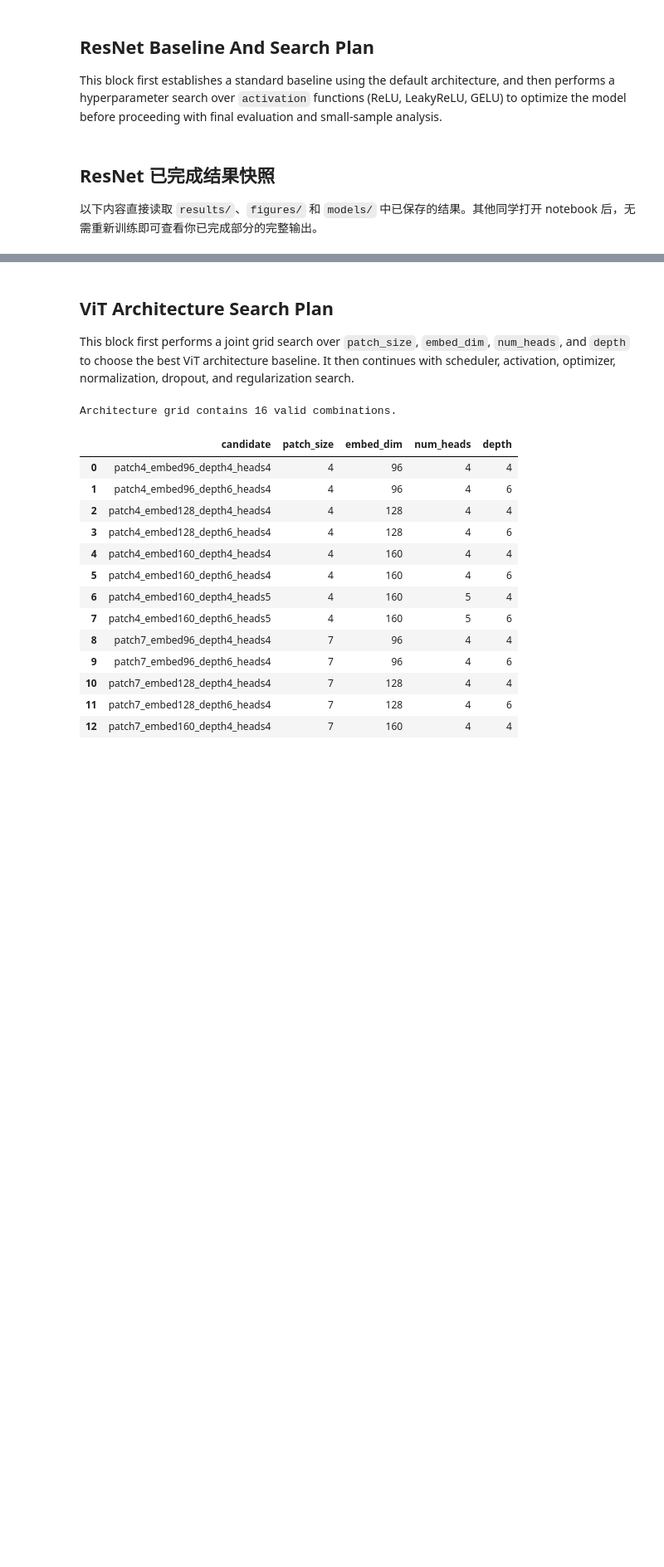
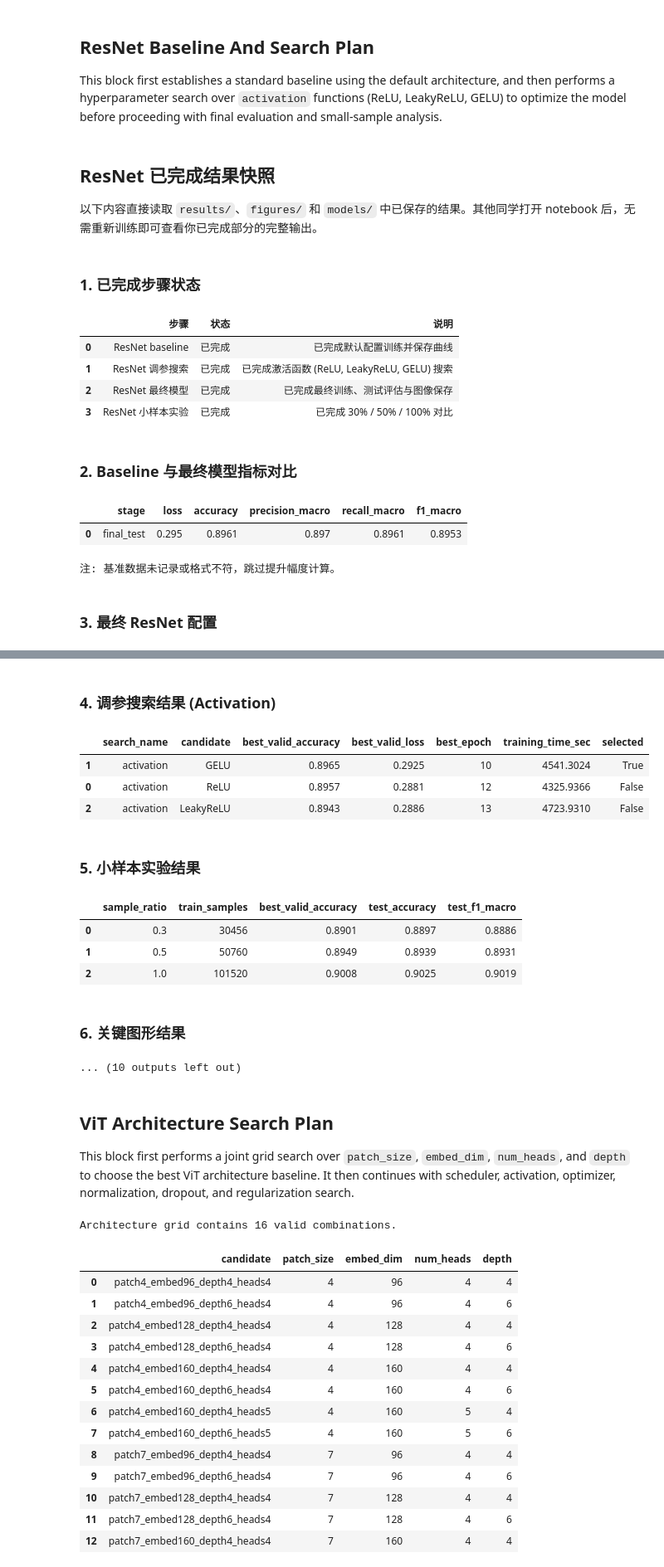
Before and after one commit to rocker011/CV_Group8_HW1, a Jupyter notebook: Group8.ipynb, the cells around one changed output, grey strips where cells are left out. Shown at 83% size. Saved outputs shown, nothing was run; the diff lists cells and outputs as text; code cells hidden in the pictures; blank space fills up the shorter version.

Commit message:
resnet补充

```diff
--- a/Group8.ipynb
+++ b/Group8.ipynb
@@ -686,19 +696,36 @@ plt.show()
 # %%
 # 直接加载并展示已保存的 ResNet 结果，让组员打开 notebook 就能看到当前完成状态。
 import json
+import hw1_framework as hw
 import pandas as pd
 from IPython.display import Image, Markdown, display
 from pathlib import Path
 
-# 确保 PROJECT_DIR 已经定义，如果没有，这里获取当前目录
 if 'PROJECT_DIR' not in globals():
     PROJECT_DIR = Path().resolve()
 
-# 统一替换为 resnet 的文件路径
+# 1. 初始化 Loader
+if 'loaders' not in globals() or 'class_names' not in globals():
+    runtime_config = hw.get_default_runtime_config(PROJECT_DIR)
+    loaders = hw.load_emnist_balanced(
+        data_dir=runtime_config["data_dir"],
+        batch_size=runtime_config["batch_size"],
+        valid_ratio=runtime_config["valid_ratio"],
+        num_workers=runtime_config["num_workers"],
+        subset_ratio=1.0,
+        augment=runtime_config["augment"],
+        rotation_deg=runtime_config["rotation_deg"],
+        noise_std=runtime_config["noise_std"],
+        blur=runtime_config["blur"],
+        seed=runtime_config["seed"],
+    )
+    class_names = loaders["class_names"]
+
 saved_summary_path = PROJECT_DIR / "results" / "resnet_experiment_summary.json"
 saved_small_sample_path = PROJECT_DIR / "results" / "resnet_small_sample_results.csv"
 saved_search_path = PROJECT_DIR / "results" / "resnet_search_results.csv"
 saved_metric_path = PROJECT_DIR / "results" / "resnet_metric_summary.csv"
+saved_history_path = PROJECT_DIR / "results" / "resnet_final_history.csv"
 
 figure_paths = {
     "训练/验证曲线": PROJECT_DIR / "figures" / "resnet_final_curves.png",
@@ -725,11 +752,10 @@ if saved_summary_path.exists():
         metric_df = pd.read_csv(saved_metric_path)
         display(metric_df.round(4))
 
-        # 计算提升幅度
         try:
-            baseline_acc = metric_df.loc[metric_df['stage'] == 'baseline', 'accuracy'].values[0]
+            baseline_acc = metric_df.loc[metric_df['stage'] == 'baseline_test', 'accuracy'].values[0]
             final_acc = metric_df.loc[metric_df['stage'] == 'final_test', 'accuracy'].values[0]
-            baseline_f1 = metric_df.loc[metric_df['stage'] == 'baseline', 'f1_macro'].values[0]
+            baseline_f1 = metric_df.loc[metric_df['stage'] == 'baseline_test', 'f1_macro'].values[0]
             final_f1 = metric_df.loc[metric_df['stage'] == 'final_test', 'f1_macro'].values[0]
 
             improvement_table = pd.DataFrame([
@@ -748,7 +774,7 @@ if saved_summary_path.exists():
             ])
             display(improvement_table.round(4))
         except Exception:
-            print("注: Baseline 数据未记录或格式不符，跳过提升幅度计算。")
+            print("注: 基准数据未记录或格式不符，跳过提升幅度计算。")
     else:
         print("未找到指标汇总 CSV (resnet_metric_summary.csv)。")
 
@@ -759,12 +785,11 @@ if saved_summary_path.exists():
     display(Markdown("### 4. 调参搜索结果 (Activation)"))
     if saved_search_path.exists():
         search_df = pd.read_csv(saved_search_path)
-        # 找出准确率最高的那一行并打上 True
-        best_idx = search_df["best_valid_accuracy"].idxmax()
         search_df["selected"] = False
-        search_df.loc[best_idx, "selected"] = True
-        # 按准确率降序排列
-        display(search_df.sort_values("best_valid_accuracy", ascending=False).round(4))
+        if "search_name" in search_df.columns and "best_valid_accuracy" in search_df.columns:
+            best_indices = search_df.groupby("search_name")["best_valid_accuracy"].idxmax()
+            search_df.loc[best_indices, "selected"] = True
+        display(search_df.sort_values(["search_name", "best_valid_accuracy"], ascending=[True, False]).round(4))
 
     display(Markdown("### 5. 小样本实验结果"))
     if saved_small_sample_path.exists():
@@ -781,16 +806,32 @@ if saved_summary_path.exists():
 
     display(Markdown("### 7. 已保存的重要产物"))
     artifact_rows = []
+
     for name, file_path in {
         "最终配置": PROJECT_DIR / "results" / "resnet_best_config.json",
+        "实验总结": saved_summary_path,
+        "训练历史": saved_history_path,
         "指标汇总": saved_metric_path,
         "搜索结果": saved_search_path,
         "小样本结果": saved_small_sample_path,
-        "实验总结": saved_summary_path,
+        "baseline checkpoint": PROJECT_DIR / "models" / "resnet_baseline_best.pt",
         "最终 checkpoint": PROJECT_DIR / "models" / "resnet_final_best.pt",
     }.items():
         artifact_rows.append({"产物": name, "路径": str(file_path), "存在": file_path.exists()})
+
     display(pd.DataFrame(artifact_rows))
 
 else:
     print("未找到 resnet_experiment_summary.json，请确认是否已运行 ResNet 训练流程。")
+# %% [output]
+### 1. 已完成步骤状态
+|  | 步骤 | 状态 | 说明 |
+| 0 | ResNet baseline | 已完成 | 已完成默认配置训练并保存曲线 |
+| 1 | ResNet 调参搜索 | 已完成 | 已完成激活函数 (ReLU, LeakyReLU, GELU) 搜索 |
+| 2 | ResNet 最终模型 | 已完成 | 已完成最终训练、测试评估与图像保存 |
+| 3 | ResNet 小样本实验 | 已完成 | 已完成 30% / 50% / 100% 对比 |
+### 2. Baseline 与最终模型指标对比
+|  | stage | loss | accuracy | precision_macro | recall_macro | f1_macro |
+| 0 | final_test | 0.295 | 0.8961 | 0.897 | 0.8961 | 0.8953 |
+注: 基准数据未记录或格式不符，跳过提升幅度计算。
+### 3. 最终 ResNet 配置
@@ -797,3 +840,15 @@ else:
+### 4. 调参搜索结果 (Activation)
+|  | search_name | candidate | best_valid_accuracy | best_valid_loss | best_epoch | training_time_sec | selected |
+| 1 | activation | GELU | 0.8965 | 0.2925 | 10 | 4541.3024 | True |
+| 0 | activation | ReLU | 0.8957 | 0.2881 | 12 | 4325.9366 | False |
+| 2 | activation | LeakyReLU | 0.8943 | 0.2886 | 13 | 4723.9310 | False |
+### 5. 小样本实验结果
+|  | sample_ratio | train_samples | best_valid_accuracy | test_accuracy | test_f1_macro |
+| 0 | 0.3 | 30456 | 0.8901 | 0.8897 | 0.8886 |
+| 1 | 0.5 | 50760 | 0.8949 | 0.8939 | 0.8931 |
+| 2 | 1.0 | 101520 | 0.9008 | 0.9025 | 0.9019 |
+### 6. 关键图形结果
+... (10 outputs left out)
 # %% [markdown]
 ## ViT Architecture Search Plan
 
```
Also changed, not shown: parts of 2 cells of this notebook, 1 other file.
